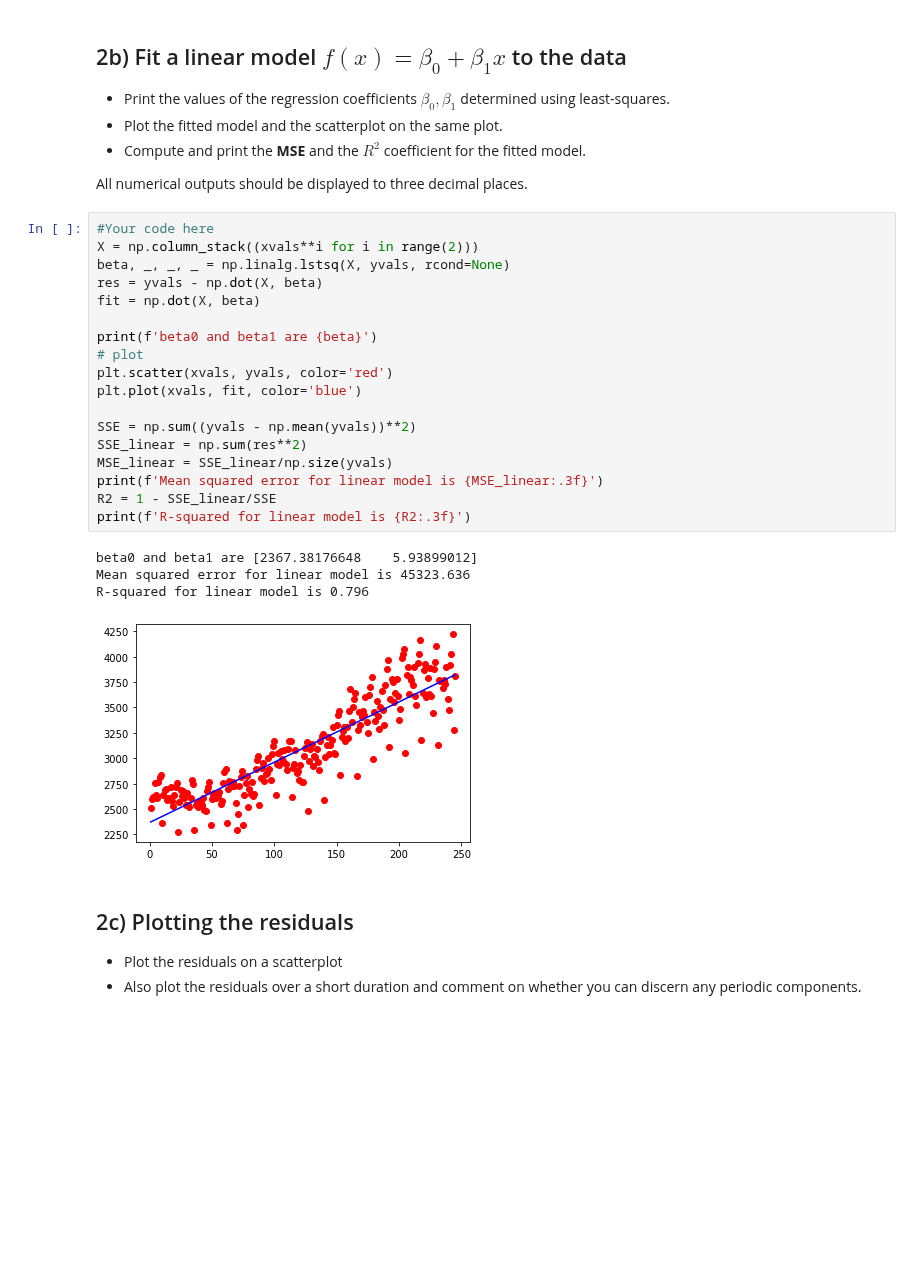
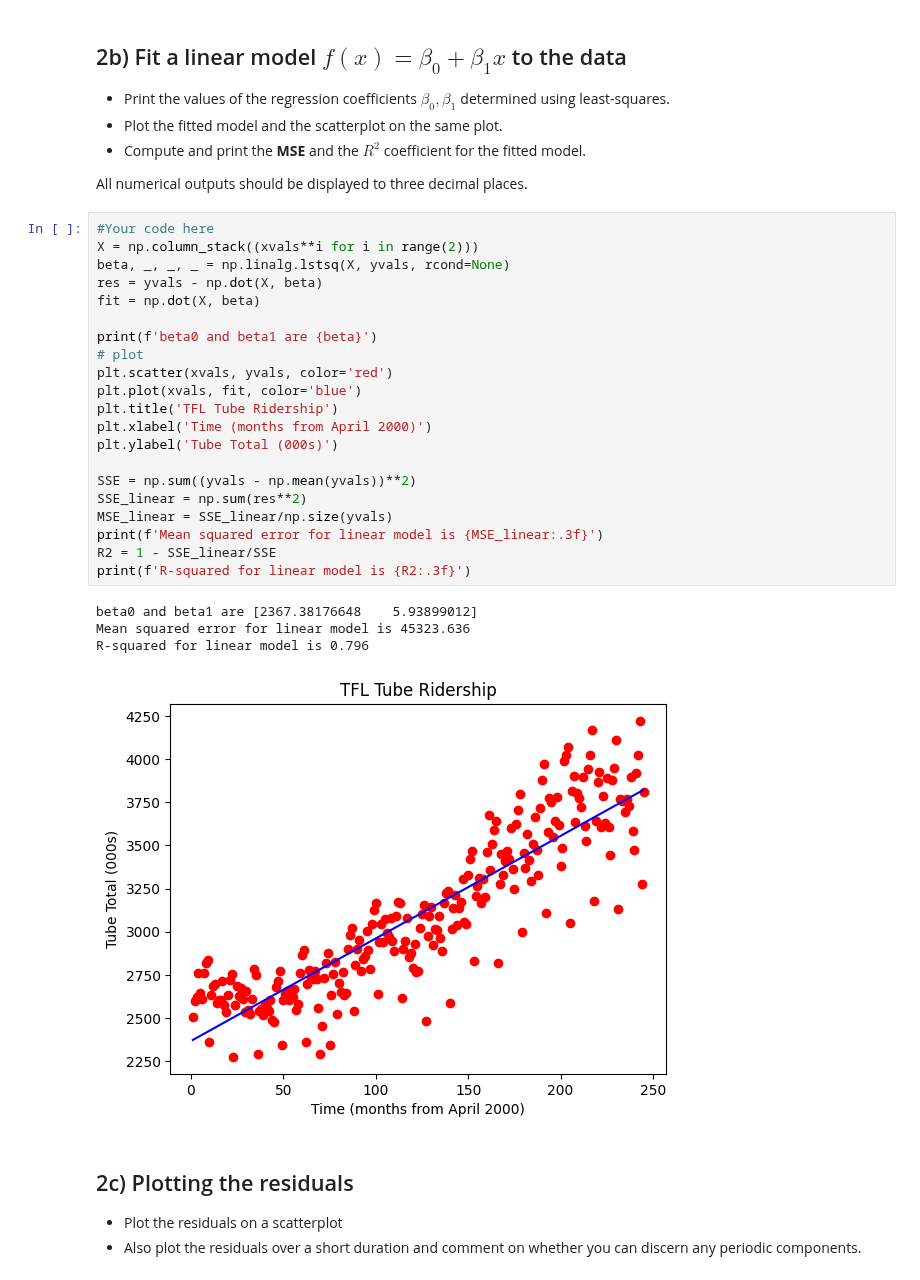
Before and after one commit to lpender3672/MEng-CW, a Jupyter notebook: IB/Data_Science/Exercises/03 Exercise Notebook 3.ipynb, the cells around one changed output. Cells and saved outputs as stored; diff of their text form; blank space fills up the shorter version.

```diff
--- a/IB/Data_Science/Exercises/03 Exercise Notebook 3.ipynb
+++ b/IB/Data_Science/Exercises/03 Exercise Notebook 3.ipynb
@@ -72,26 +75,29 @@ All numerical outputs should be displayed to three decimal places.
 # %%
 #Your code here
 X = np.column_stack((xvals**i for i in range(2)))
 beta, _, _, _ = np.linalg.lstsq(X, yvals, rcond=None)
 res = yvals - np.dot(X, beta)
 fit = np.dot(X, beta)
 
 print(f'beta0 and beta1 are {beta}')
 # plot
 plt.scatter(xvals, yvals, color='red')
 plt.plot(xvals, fit, color='blue')
+plt.title('TFL Tube Ridership')
+plt.xlabel('Time (months from April 2000)')
+plt.ylabel('Tube Total (000s)')
 
 SSE = np.sum((yvals - np.mean(yvals))**2)
 SSE_linear = np.sum(res**2)
 MSE_linear = SSE_linear/np.size(yvals)
 print(f'Mean squared error for linear model is {MSE_linear:.3f}')
 R2 = 1 - SSE_linear/SSE
 print(f'R-squared for linear model is {R2:.3f}')
 # %% [output]
 beta0 and beta1 are [2367.38176648    5.93899012]
 Mean squared error for linear model is 45323.636
 R-squared for linear model is 0.796
-[figure, old version]
+[figure, new version]
 # %% [markdown]
 ## 2c)  Plotting the residuals
 
```
Also changed, not shown: parts of 9 cells of this notebook, 2 other files.
